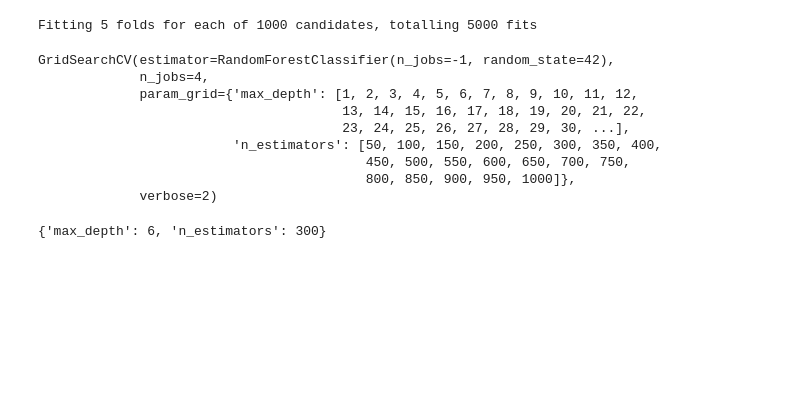
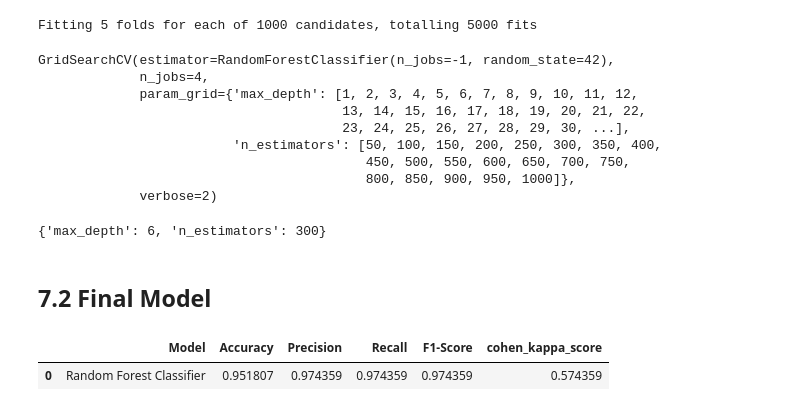
Before and after one commit to Edu-p/ml-feedback-analysis, a Jupyter notebook: models.ipynb, the cells around one changed output. Saved outputs shown, nothing was run; the diff lists cells and outputs as text; code cells hidden in the pictures; blank space fills up the shorter version.

Commit message:
final model saved

```diff
--- a/models.ipynb
+++ b/models.ipynb
@@ -449,7 +450,37 @@ GridSearchCV(estimator=RandomForestClassifier(n_jobs=-1, random_state=42),
                                           450, 500, 550, 600, 650, 700, 750,
                                           800, 850, 900, 950, 1000]},
              verbose=2)
-# %%
-rf_Grid.best_params_
-# %% [output]
-{'max_depth': 6, 'n_estimators': 300}
+# %%
+rf_Grid.best_params_
+# %% [output]
+{'max_depth': 6, 'n_estimators': 300}
+# %% [markdown]
+## 7.2 Final Model
+# %%
+param_tuned = {
+    'n_estimators': 300,
+    'max_depth': 6,
+        }
+# %%
+ # Train Random Forest
+randforest_tuned = RandomForestClassifier(max_depth=param_tuned['max_depth'], n_estimators=param_tuned['n_estimators'], random_state=43). fit(x_train, y_train)
+randforest_tuned.fit(x_train, y_train)
+
+# Predict
+randforest_tuned_yhat = randforest_tuned.predict( x_test )
+
+
+# performance
+randforest_tuned_performance = pd.DataFrame(['Random Forest Classifier',
+                                    accuracy_score(y_test, randforest_tuned_yhat),
+                                    precision_score(y_test, randforest_tuned_yhat),
+                                    recall_score(y_test, randforest_tuned_yhat),
+                                    f1_score(y_test, randforest_tuned_yhat),
+                                    cohen_kappa_score(y_test, randforest_tuned_yhat)]).T
+randforest_tuned_performance.columns = ['Model', 'Accuracy', 'Precision', 'Recall', 'F1-Score', 'cohen_kappa_score']
+
+
+randforest_tuned_performance
+# %% [output]
+|  | Model | Accuracy | Precision | Recall | F1-Score | cohen_kappa_score |
+| 0 | Random Forest Classifier | 0.951807 | 0.974359 | 0.974359 | 0.974359 | 0.574359 |
```
Also changed, not shown: parts of 3 cells of this notebook, 1 other file.
